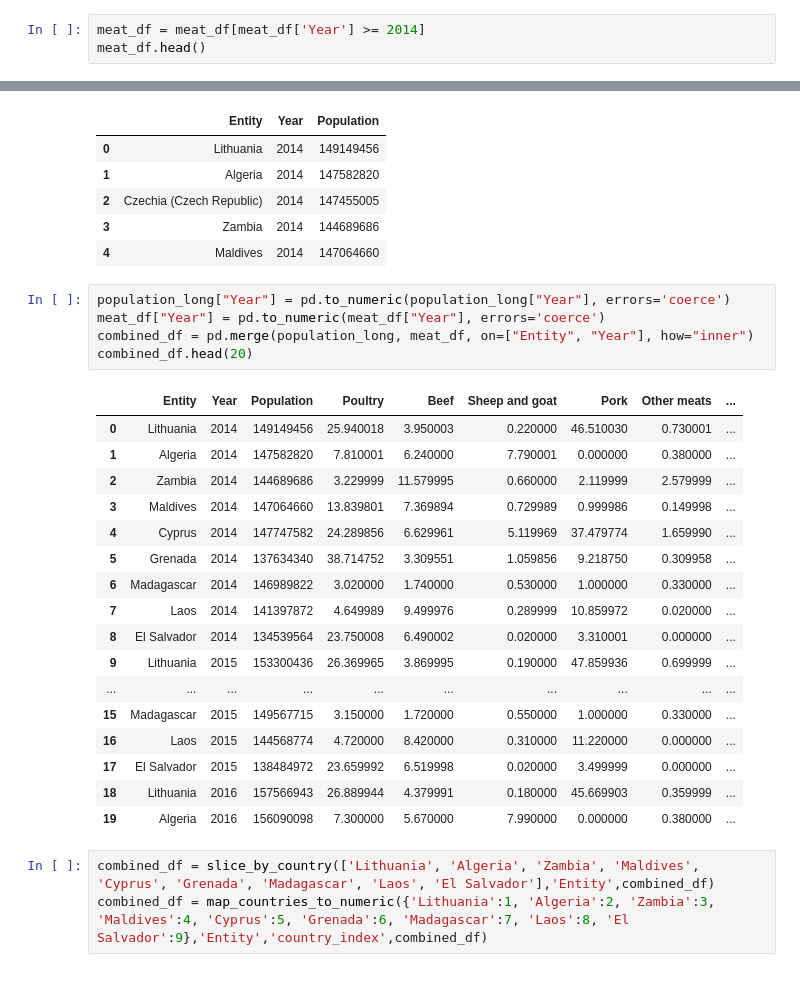
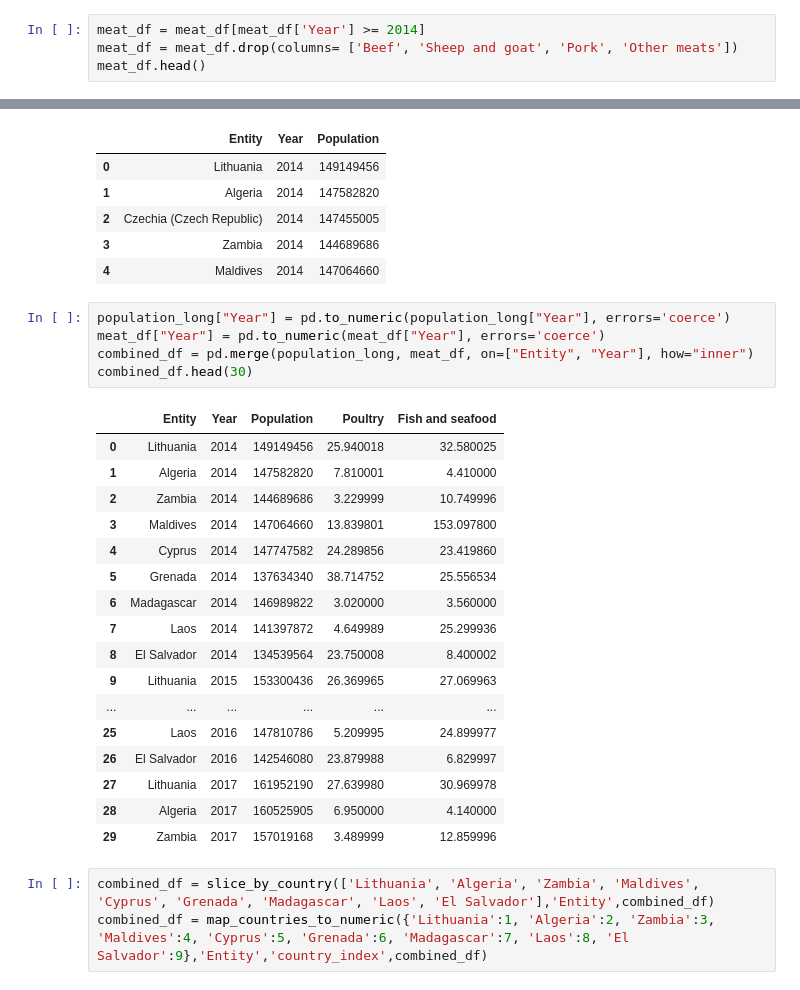
Before and after one commit to seccodingguy/Team1---Project2, a Jupyter notebook: Team2Project.ipynb, the cells around one changed output, grey strips where cells are left out. Saved outputs shown, nothing was run; the diff lists cells and outputs as text.

```diff
--- a/Team2Project.ipynb
+++ b/Team2Project.ipynb
@@ -69,5 +69,6 @@ population_df.head(11)
 | 50 | El Salvador | 134539564 | 138484972 | 142546080 | 146726281 | 151029068 | 155458036 | 160016884 | 164709421 |
 # %%
 meat_df = meat_df[meat_df['Year'] >= 2014]
+meat_df = meat_df.drop(columns= ['Beef', 'Sheep and goat', 'Pork', 'Other meats'])
 meat_df.head()
 # %% [output]
@@ -93,26 +94,26 @@ population_long.head()
 # %%
 population_long["Year"] = pd.to_numeric(population_long["Year"], errors='coerce')
 meat_df["Year"] = pd.to_numeric(meat_df["Year"], errors='coerce')
 combined_df = pd.merge(population_long, meat_df, on=["Entity", "Year"], how="inner")
-combined_df.head(20)
+combined_df.head(30)
 # %% [output]
-|  | Entity | Year | Population | Poultry | Beef | Sheep and goat | Pork | Other meats | ... |
-| 0 | Lithuania | 2014 | 149149456 | 25.940018 | 3.950003 | 0.220000 | 46.510030 | 0.730001 | ... |
-| 1 | Algeria | 2014 | 147582820 | 7.810001 | 6.240000 | 7.790001 | 0.000000 | 0.380000 | ... |
-| 2 | Zambia | 2014 | 144689686 | 3.229999 | 11.579995 | 0.660000 | 2.119999 | 2.579999 | ... |
-| 3 | Maldives | 2014 | 147064660 | 13.839801 | 7.369894 | 0.729989 | 0.999986 | 0.149998 | ... |
-| 4 | Cyprus | 2014 | 147747582 | 24.289856 | 6.629961 | 5.119969 | 37.479774 | 1.659990 | ... |
-| 5 | Grenada | 2014 | 137634340 | 38.714752 | 3.309551 | 1.059856 | 9.218750 | 0.309958 | ... |
-| 6 | Madagascar | 2014 | 146989822 | 3.020000 | 1.740000 | 0.530000 | 1.000000 | 0.330000 | ... |
-| 7 | Laos | 2014 | 141397872 | 4.649989 | 9.499976 | 0.289999 | 10.859972 | 0.020000 | ... |
-| 8 | El Salvador | 2014 | 134539564 | 23.750008 | 6.490002 | 0.020000 | 3.310001 | 0.000000 | ... |
-| 9 | Lithuania | 2015 | 153300436 | 26.369965 | 3.869995 | 0.190000 | 47.859936 | 0.699999 | ... |
-| ... | ... | ... | ... | ... | ... | ... | ... | ... | ... |
-| 15 | Madagascar | 2015 | 149567715 | 3.150000 | 1.720000 | 0.550000 | 1.000000 | 0.330000 | ... |
-| 16 | Laos | 2015 | 144568774 | 4.720000 | 8.420000 | 0.310000 | 11.220000 | 0.000000 | ... |
-| 17 | El Salvador | 2015 | 138484972 | 23.659992 | 6.519998 | 0.020000 | 3.499999 | 0.000000 | ... |
-| 18 | Lithuania | 2016 | 157566943 | 26.889944 | 4.379991 | 0.180000 | 45.669903 | 0.359999 | ... |
-| 19 | Algeria | 2016 | 156090098 | 7.300000 | 5.670000 | 7.990000 | 0.000000 | 0.380000 | ... |
+|  | Entity | Year | Population | Poultry | Fish and seafood |
+| 0 | Lithuania | 2014 | 149149456 | 25.940018 | 32.580025 |
+| 1 | Algeria | 2014 | 147582820 | 7.810001 | 4.410000 |
+| 2 | Zambia | 2014 | 144689686 | 3.229999 | 10.749996 |
+| 3 | Maldives | 2014 | 147064660 | 13.839801 | 153.097800 |
+| 4 | Cyprus | 2014 | 147747582 | 24.289856 | 23.419860 |
+| 5 | Grenada | 2014 | 137634340 | 38.714752 | 25.556534 |
+| 6 | Madagascar | 2014 | 146989822 | 3.020000 | 3.560000 |
+| 7 | Laos | 2014 | 141397872 | 4.649989 | 25.299936 |
+| 8 | El Salvador | 2014 | 134539564 | 23.750008 | 8.400002 |
+| 9 | Lithuania | 2015 | 153300436 | 26.369965 | 27.069963 |
+| ... | ... | ... | ... | ... | ... |
+| 25 | Laos | 2016 | 147810786 | 5.209995 | 24.899977 |
+| 26 | El Salvador | 2016 | 142546080 | 23.879988 | 6.829997 |
+| 27 | Lithuania | 2017 | 161952190 | 27.639980 | 30.969978 |
+| 28 | Algeria | 2017 | 160525905 | 6.950000 | 4.140000 |
+| 29 | Zambia | 2017 | 157019168 | 3.489999 | 12.859996 |
 # %%
 combined_df = slice_by_country(['Lithuania', 'Algeria', 'Zambia', 'Maldives', 'Cyprus', 'Grenada', 'Madagascar', 'Laos', 'El Salvador'],'Entity',combined_df)
 combined_df = map_countries_to_numeric({'Lithuania':1, 'Algeria':2, 'Zambia':3, 'Maldives':4, 'Cyprus':5, 'Grenada':6, 'Madagascar':7, 'Laos':8, 'El Salvador':9},'Entity','country_index',combined_df)
```
Also changed, not shown: parts of 10 cells of this notebook.
